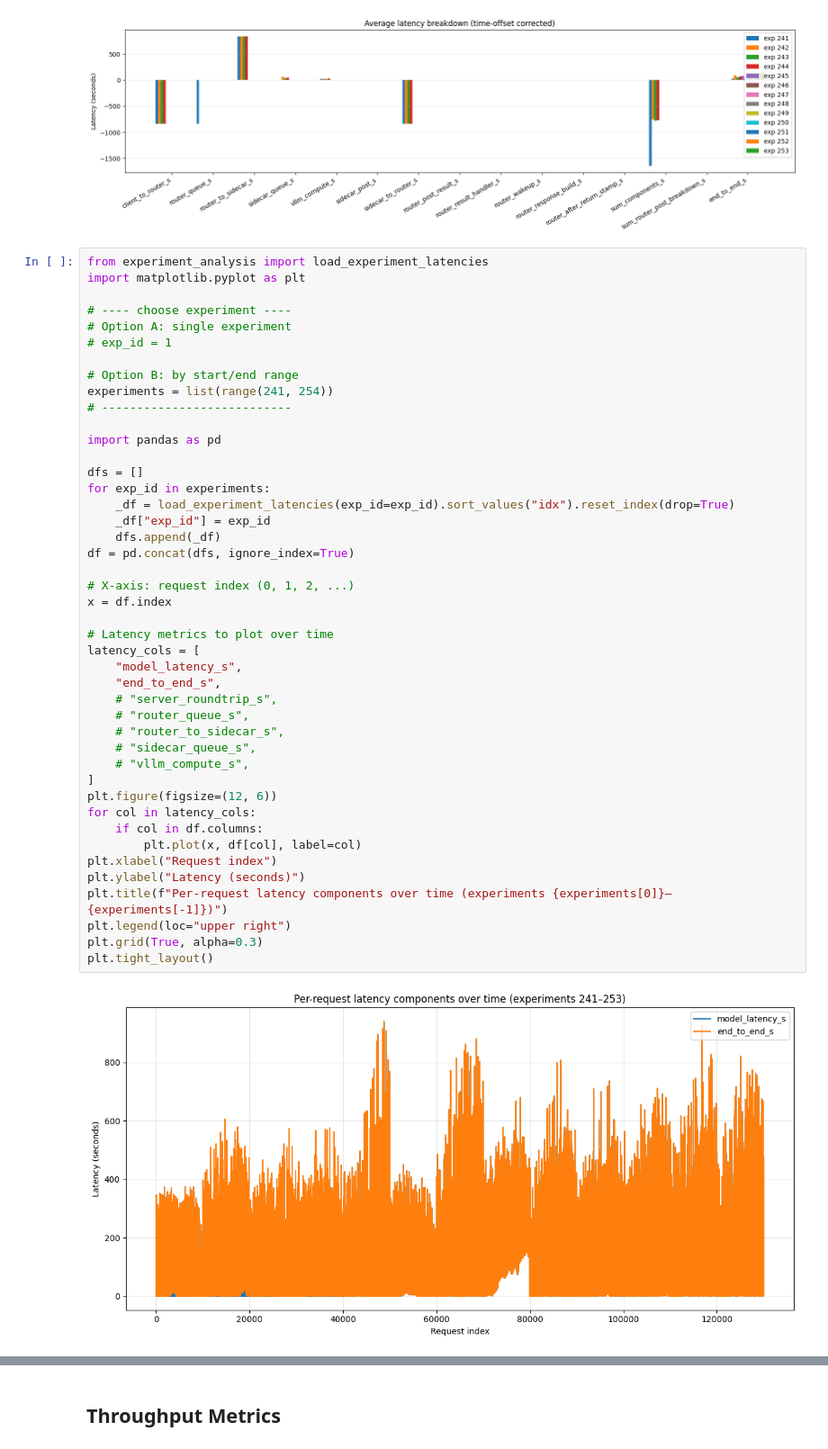
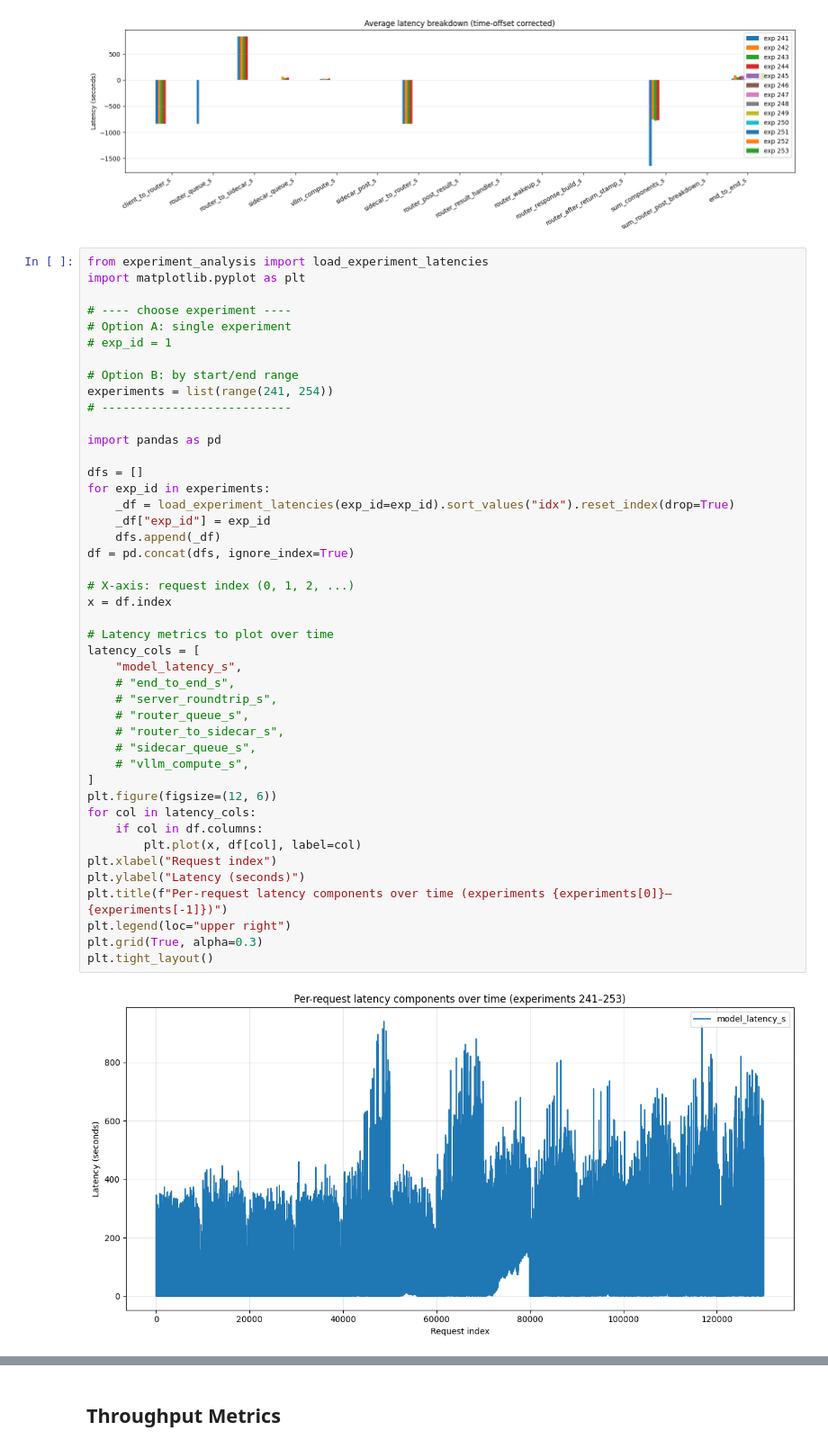
Before and after one commit to immengzi/LLM-LA, a Jupyter notebook: microservice/analysis.ipynb, the cells around one changed output, grey strips where cells are left out. Shown at 90% size. Cells and saved outputs as stored; diff of their text form.

```diff
--- a/microservice/analysis.ipynb
+++ b/microservice/analysis.ipynb
@@ -246,35 +249,35 @@ import pandas as pd
 dfs = []
 for exp_id in experiments:
     _df = load_experiment_latencies(exp_id=exp_id).sort_values("idx").reset_index(drop=True)
     _df["exp_id"] = exp_id
     dfs.append(_df)
 df = pd.concat(dfs, ignore_index=True)
 
 # X-axis: request index (0, 1, 2, ...)
 x = df.index
 
 # Latency metrics to plot over time
 latency_cols = [
     "model_latency_s",
-    "end_to_end_s",
+    # "end_to_end_s",
     # "server_roundtrip_s",
     # "router_queue_s",
     # "router_to_sidecar_s",
     # "sidecar_queue_s",
     # "vllm_compute_s",
 ]
 plt.figure(figsize=(12, 6))
 for col in latency_cols:
     if col in df.columns:
         plt.plot(x, df[col], label=col)
 plt.xlabel("Request index")
 plt.ylabel("Latency (seconds)")
 plt.title(f"Per-request latency components over time (experiments {experiments[0]}–{experiments[-1]})")
 plt.legend(loc="upper right")
 plt.grid(True, alpha=0.3)
 plt.tight_layout()
 # %% [output]
-[figure, old version]
+[figure, new version]
 # %%
 from experiment_analysis import load_experiment_latencies, experiments_from_series
 import matplotlib.pyplot as plt
```
Also changed, not shown: parts of 4 cells of this notebook, 6 other files.
